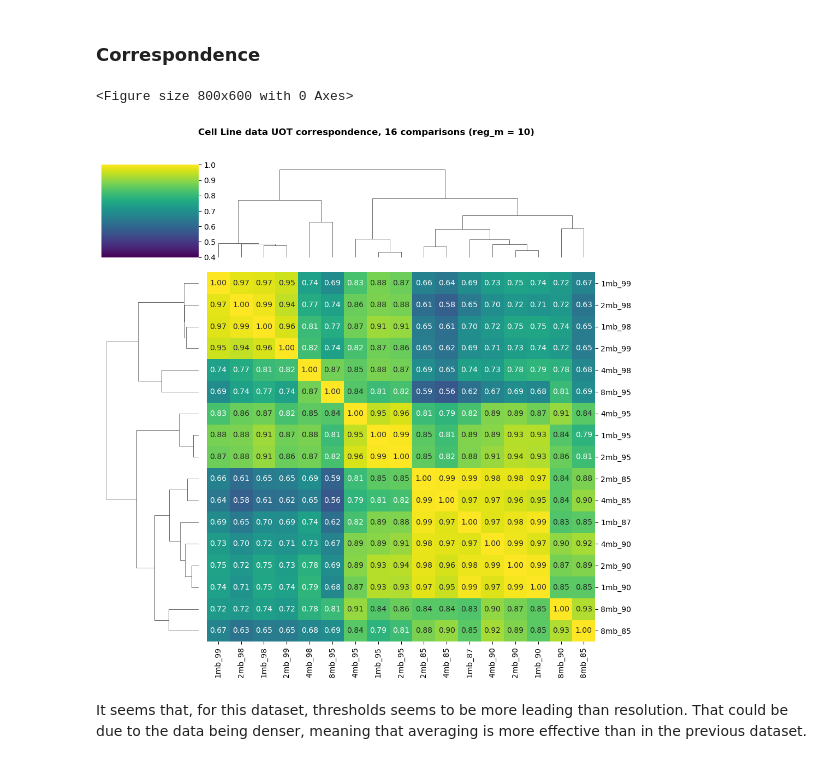
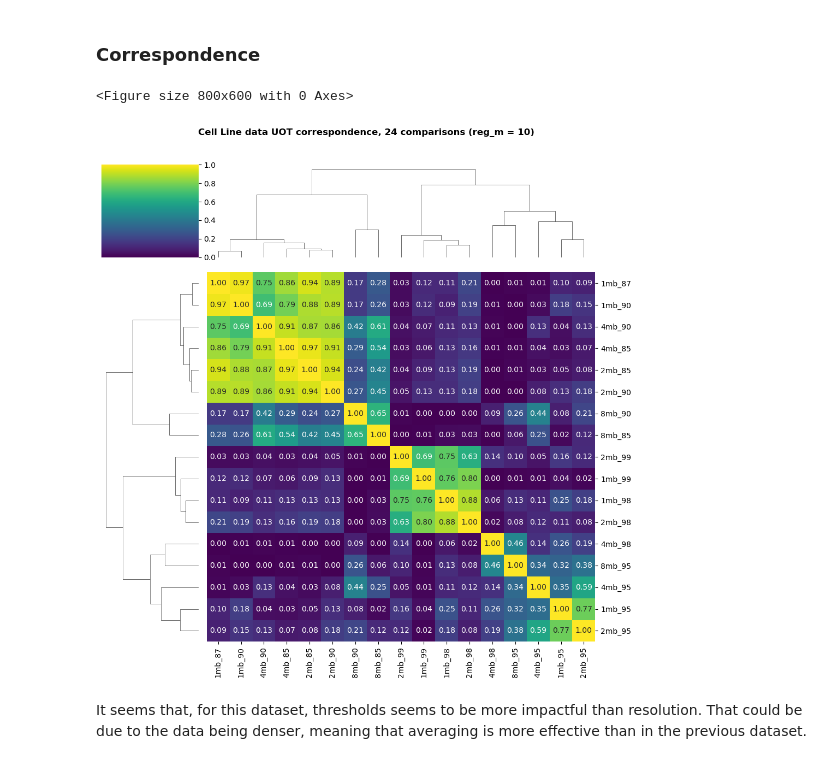
Before and after one commit to OlivierJSm/MasterInternship1, a Jupyter notebook: Testing/HiCOT Experimenting/Single Cell/UOT/Cell Lines/ramani_uot_time.ipynb, the cells around one changed output. Drawn from its saved outputs; the diff is of its cells as text; code cells hidden in the pictures.

Commit message:
Analyses for ramani, additional inspecting immunne cells

```diff
--- a/Testing/HiCOT Experimenting/Single Cell/UOT/Cell Lines/ramani_uot_time.ipynb
+++ b/Testing/HiCOT Experimenting/Single Cell/UOT/Cell Lines/ramani_uot_time.ipynb
@@ -253,7 +253,8 @@ def load_method_results(path: str, count: int, seed: int=42) -> dict:
         -------
         methods : dict
             Dictionary of method results, accesible by metadata as
-            (res, thres, reg_m).
+            (res, thres, reg_m). Each entry contains only the upper
+            triangle (excluding diagonal) flattened.
     '''
     dir = Path(path)
     methods = {}
@@ -280,12 +281,13 @@ def load_method_results(path: str, count: int, seed: int=42) -> dict:
         # Save results to df
         df = pd.read_csv(file, index_col=0)
 
-        # Convert to vector
-        vec = df.to_numpy().ravel()
+        # Only take upper triangle (excluding diagonal)
+        mat = df.to_numpy()
+        upper_tri = mat[np.triu_indices_from(mat, k=1)]
 
-        # Add to methods registry
+        # Add to methods dictionary
         method_id = (res, thres, reg_m)
-        methods[method_id] = vec
+        methods[method_id] = upper_tri
 
     return methods
 # %% [markdown]
@@ -293,7 +295,7 @@ def load_method_results(path: str, count: int, seed: int=42) -> dict:
 # %%
 def calc_corr_matrix(methods: dict) -> pd.DataFrame:
     '''
-        Computes the Pearson correlation coefficient between
+        Computes the Pearson^2 correlation coefficient between
         all OT methods, pairwise.
 
         Parameters
@@ -322,7 +324,7 @@ def calc_corr_matrix(methods: dict) -> pd.DataFrame:
                 corr[i, j] = corr[j, i]
                 continue
 
-            r = pearsonr(vi, methods[mj])[0]
+            r = pearsonr(vi, methods[mj])[0]**2
             corr[i, j] = corr[j, i] = r
 
     # Create dataframe
@@ -584,27 +586,27 @@ corr_df = calc_corr_matrix(methods_dict)
 # %%
 ### Visualizing correlation matrix ###
     # Filter method IDs for this group
 method_ids = methods_dict.keys()
 
 # Generate readable labels
 labels = [f"{mid[0]}mb_{mid[1]}" for mid in method_ids]
 
 plt.figure(figsize=(8, 6))
 sns.clustermap(
     corr_df,
     xticklabels=labels,
     yticklabels=labels,
     annot=True,
     fmt=".2f",
     cmap="viridis",
-    vmin=0.4,
+    vmin=0,
     vmax=1
 )
-title = "Cell Line data UOT correspondence, 16 comparisons (reg_m = 10)"
+title = "Cell Line data UOT correspondence, 24 comparisons (reg_m = 10)"
 plt.suptitle(title, y=1.02, fontweight='bold')
 plt.tight_layout()
 # %% [output]
 <Figure size 800x600 with 0 Axes>
-[figure, old version]
+[figure, new version]
 # %% [markdown]
-It seems that, for this dataset, thresholds seems to be more leading than resolution. That could be due to the data being denser, meaning that averaging is more effective than in the previous dataset.
+It seems that, for this dataset, thresholds seems to be more impactful than resolution. That could be due to the data being denser, meaning that averaging is more effective than in the previous dataset.
```
Also changed, not shown: parts of 5 cells of this notebook, 8 other files.
